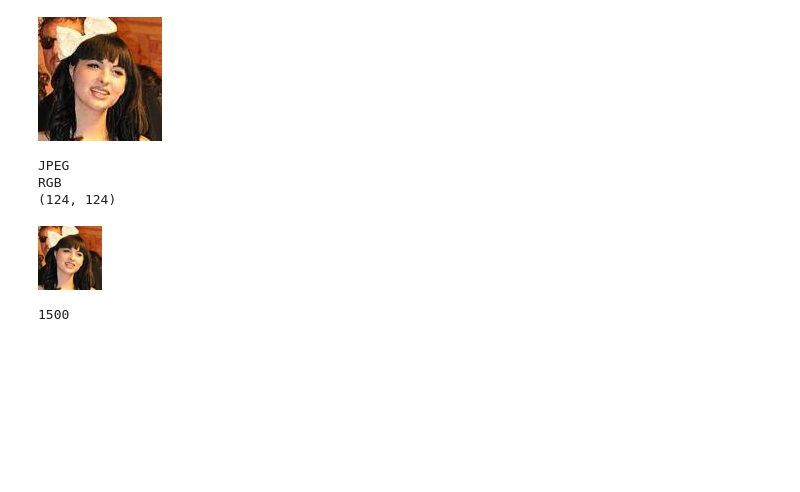
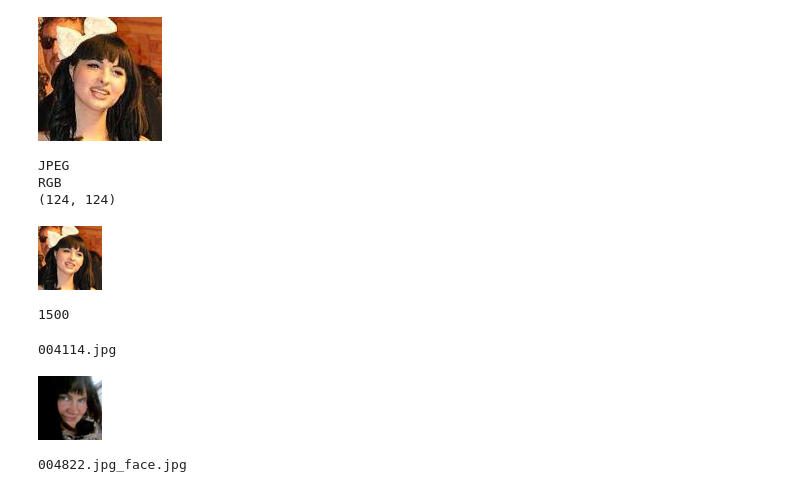
Before and after one commit to fausto1364/age-estimation, a Jupyter notebook: age_estimation.ipynb, the cells around one changed output. Drawn from its saved outputs; the diff is of its cells as text; code cells hidden in the pictures; blank space fills up the shorter version.

```diff
--- a/age_estimation.ipynb
+++ b/age_estimation.ipynb
@@ -47,7 +55,8 @@ test.show()
 [figure]
 # %%
 def preprocess(folder_path,size):
-  processed=[]
+  X=[]
+  y=[]
   # regular expression pattern to only extract files with face detection
   pattern = r"\d+\.jpg_face\.jpg"
 
@@ -57,10 +66,11 @@ def preprocess(folder_path,size):
 
     if re.match(pattern, imagename):
       image = Image.open(image_path)
-      processed.append(image.resize(size))
-  return processed
+      X.append(image.resize(size))
+      y.append(imagename)
+  return X,y
 # %%
-processed = preprocess(valid_path,(64,64)) # with these settings it took about 2 min runtime
-print(len(processed))
+X,y = preprocess(valid_path,(64,64)) # with these settings it took about 2 min runtime
+print(len(X))
 # %% [output]
 1500
@@ -67,3 +100,13 @@ print(len(processed))
+# %%
+print(w[1])
+# %% [output]
+004114.jpg
+# %%
+X[2].show()
+print(y[2])
+# %% [output]
+[figure, added]
+004822.jpg_face.jpg
 # %%
 # read the csv files with the apparent ages
 # %%
```
Also changed, not shown: parts of 7 cells of this notebook.
